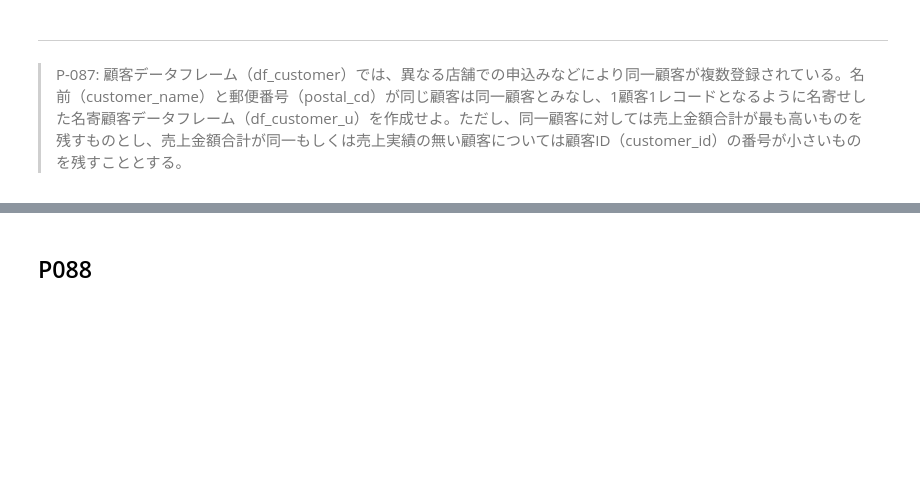
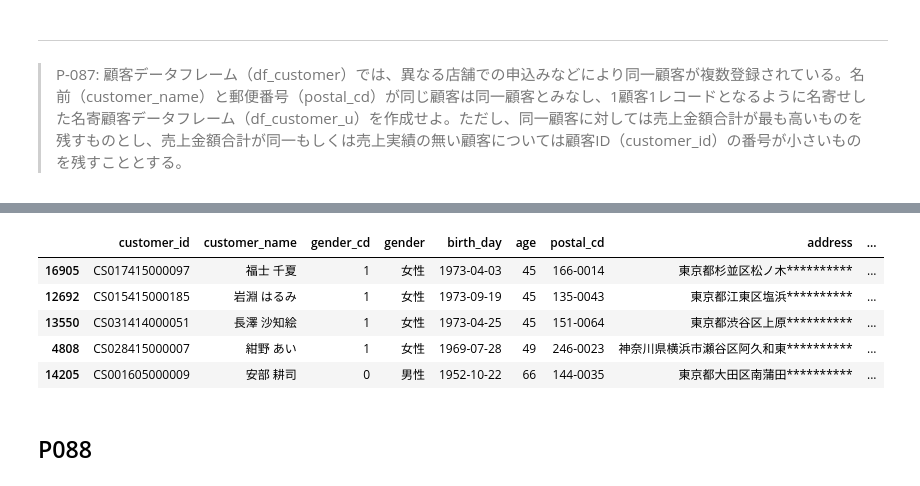
Before and after one commit to okusama27/koan, a Jupyter notebook: 100knock/submit/kame-chan/100_knock_Python(kame-chan).ipynb, the cells around one changed output, grey strips where cells are left out. Cells and saved outputs as stored; diff of their text form; code cells hidden in the pictures; blank space fills up the shorter version.

```diff
--- a/100knock/submit/kame-chan/100_knock_Python(kame-chan).ipynb
+++ b/100knock/submit/kame-chan/100_knock_Python(kame-chan).ipynb
@@ -2119,3 +2399,7 @@ $$
 # %% [markdown]
 ---
 > P-087:  顧客データフレーム（df_customer）では、異なる店舗での申込みなどにより同一顧客が複数登録されている。名前（customer_name）と郵便番号（postal_cd）が同じ顧客は同一顧客とみなし、1顧客1レコードとなるように名寄せした名寄顧客データフレーム（df_customer_u）を作成せよ。ただし、同一顧客に対しては売上金額合計が最も高いものを残すものとし、売上金額合計が同一もしくは売上実績の無い顧客については顧客ID（customer_id）の番号が小さいものを残すこととする。
+# %%
+df87 = df_customer.copy()
+df87_r = df_receipt.groupby("customer_id")[["amount"]].sum().reset_index()
+df87_r.head()
@@ -2122,3 +2413,16 @@ $$
+# %%
+# https://note.nkmk.me/python-pandas-sort-values-sort-index/
+df_customer_u = pd.merge(df_customer, df87_r, on="customer_id",how="left").fillna(0).sort_values(["amount", "customer_id"],ascending=[False, True])
+# https://note.nkmk.me/python-pandas-duplicated-drop-duplicates/
+df_customer_u = df_customer_u.drop_duplicates(subset=["customer_name", "postal_cd"], keep="first")
+df_customer_u.head()
+# %% [output]
+|  | customer_id | customer_name | gender_cd | gender | birth_day | age | postal_cd | address | ... |
+| 16905 | CS017415000097 | 福士 千夏 | 1 | 女性 | 1973-04-03 | 45 | 166-0014 | 東京都杉並区松ノ木********** | ... |
+| 12692 | CS015415000185 | 岩淵 はるみ | 1 | 女性 | 1973-09-19 | 45 | 135-0043 | 東京都江東区塩浜********** | ... |
+| 13550 | CS031414000051 | 長澤 沙知絵 | 1 | 女性 | 1973-04-25 | 45 | 151-0064 | 東京都渋谷区上原********** | ... |
+| 4808 | CS028415000007 | 紺野 あい | 1 | 女性 | 1969-07-28 | 49 | 246-0023 | 神奈川県横浜市瀬谷区阿久和東********** | ... |
+| 14205 | CS001605000009 | 安部 耕司 | 0 | 男性 | 1952-10-22 | 66 | 144-0035 | 東京都大田区南蒲田********** | ... |
 # %% [markdown]
 ## P088
 # %% [markdown]
```
Also changed, not shown: parts of 29 cells of this notebook.
